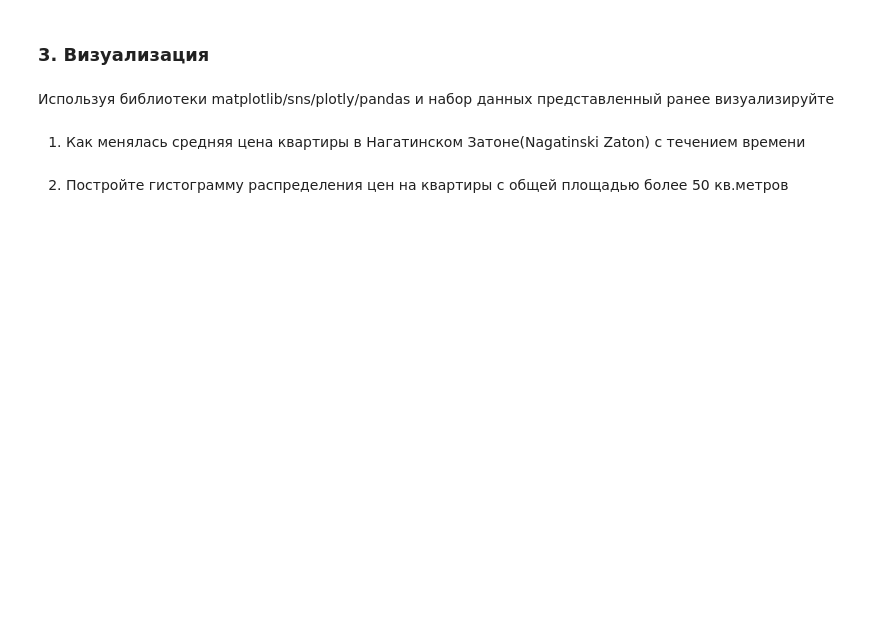
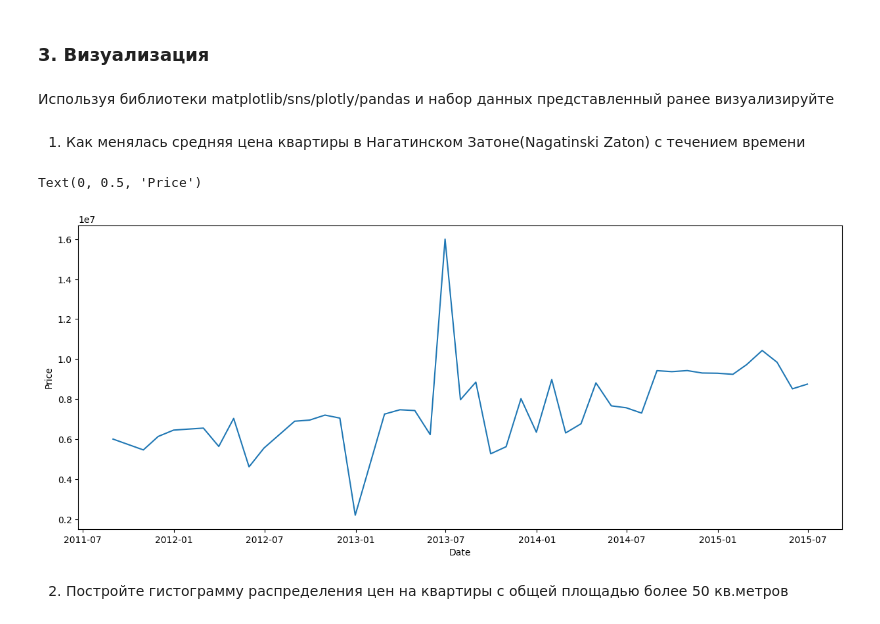
Before and after one commit to cat-mood/mai-ml-labs, a Jupyter notebook: lab01/Lab1-4.ipynb, the cells around one changed output. Saved outputs shown, nothing was run; the diff lists cells and outputs as text; code cells hidden in the pictures; blank space fills up the shorter version.

```diff
--- a/lab01/Lab1-4.ipynb
+++ b/lab01/Lab1-4.ipynb
@@ -61,6 +172,6 @@ sub_area - название района
 # %%
 import pandas as pd
 # %%
-# Load dataset here
+df = pd.read_csv("russian-housing-market.csv")
 # %% [markdown]
 1. Посчитайте количество записей в датасете с отсутствующей информацией о жилой площади жилого помещения
@@ -67,2 +182,17 @@ import pandas as pd
 # %% [markdown]
 2. Предложите способ заменить отсутствующие значения из пункта 1 и реализуйте его. Способ нужно аргументировать(сказать почему это достаточно хорошее приближение)
+# %%
+print('Before:')
+display(df[df["id"] == 560])
+df["life_sq / full_sq"] = df["life_sq"] / df["full_sq"]
+df.replace([np.inf, -np.inf], np.nan, inplace=True)
+df["life_sq / full_sq"]
+means = df.groupby(["sub_area"])["life_sq / full_sq"].mean().reset_index()
+# means[means['sub_area'] == 'Bogorodskoe']
+merged = pd.merge(df, means, on=['sub_area'], how='left')
+
+#     df[df["sub_area"] == item[0]].fillna(item[1].mean())
+# means[df["sub_area"]]
+df['life_sq'] = df['life_sq'].fillna(merged['full_sq'] * merged['life_sq / full_sq_y'])
+print('After:')
+display(df[df["id"] == 560])
@@ -77,2 +250,6 @@ import pandas as pd
 # %% [markdown]
 7. Посчитайте среднюю стоимость за квадратный метр жилья в Митино(Mitino)
+# %%
+df["cost_per_meter"] = df["price_doc"] / df["full_sq"]
+means = df.groupby(["sub_area"])["cost_per_meter"].mean()
+means["Mitino"]
@@ -79,2 +258,6 @@ import pandas as pd
 # %% [markdown]
 8. Посчитайте среднюю площадь комнаты в Бибирево
+# %%
+df["room_sq"] = df["full_sq"] / df["num_room"]
+means = df.groupby(["sub_area"])["room_sq"].mean()
+means["Bibirevo"]
@@ -88,5 +286,18 @@ import pandas as pd
 Используя библиотеки matplotlib/sns/plotly/pandas и набор данных представленный ранее визуализируйте
 # %% [markdown]
 1. Как менялась средняя цена квартиры в Нагатинском Затоне(Nagatinski Zaton) с течением времени
+# %%
+from re import sub
+import matplotlib.pyplot as plt
+df.index = pd.to_datetime(df['timestamp'])
+means = df[df["sub_area"] == "Nagatinskij Zaton"].groupby(pd.Grouper(freq='ME'))["price_doc"].mean().reset_index()
+means = means.dropna(subset='price_doc')
+plt.figure(figsize=(15, 6))
+plt.plot(means["timestamp"], means["price_doc"])
+plt.xlabel("Date")
+plt.ylabel("Price")
+# %% [output]
+Text(0, 0.5, 'Price')
+[figure, added]
 # %% [markdown]
 2. Постройте гистограмму распределения цен на квартиры с общей площадью более 50 кв.метров
```
Also changed, not shown: parts of 29 cells of this notebook.
